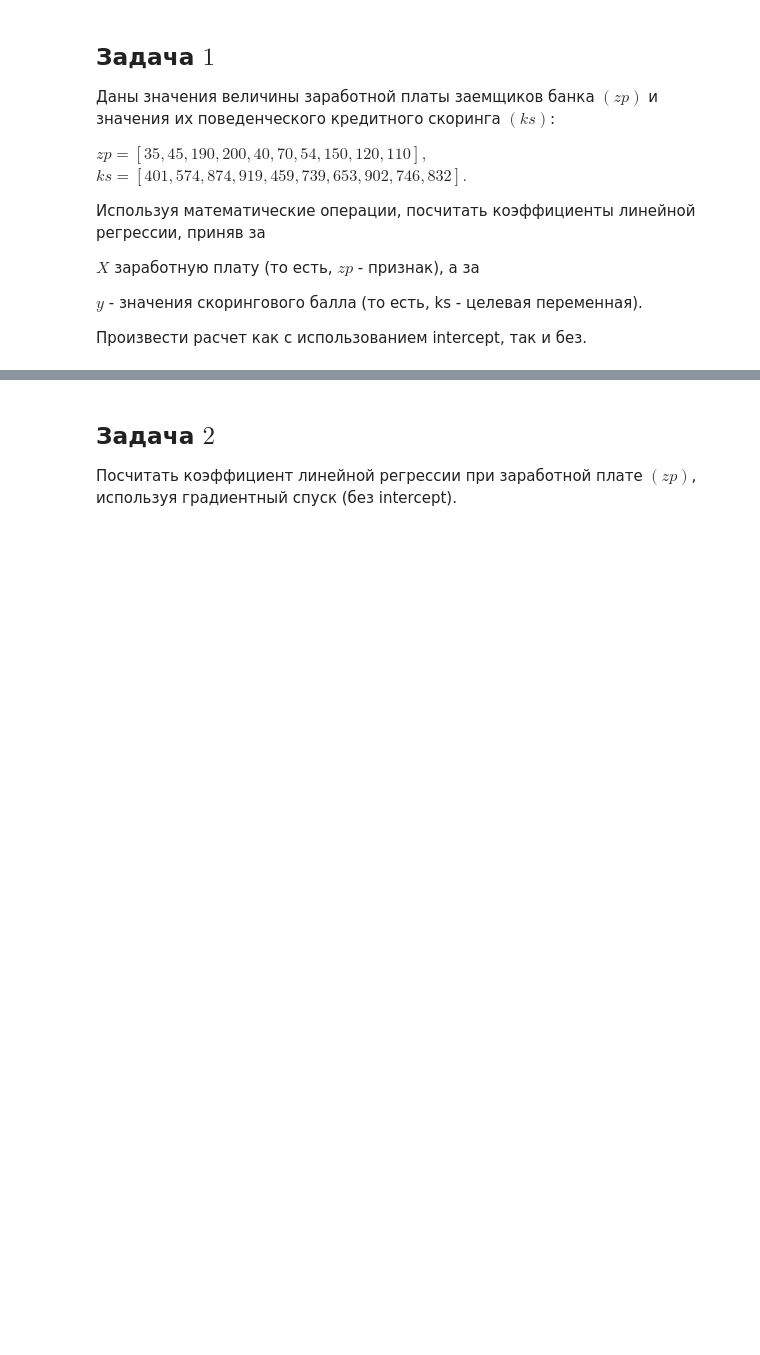
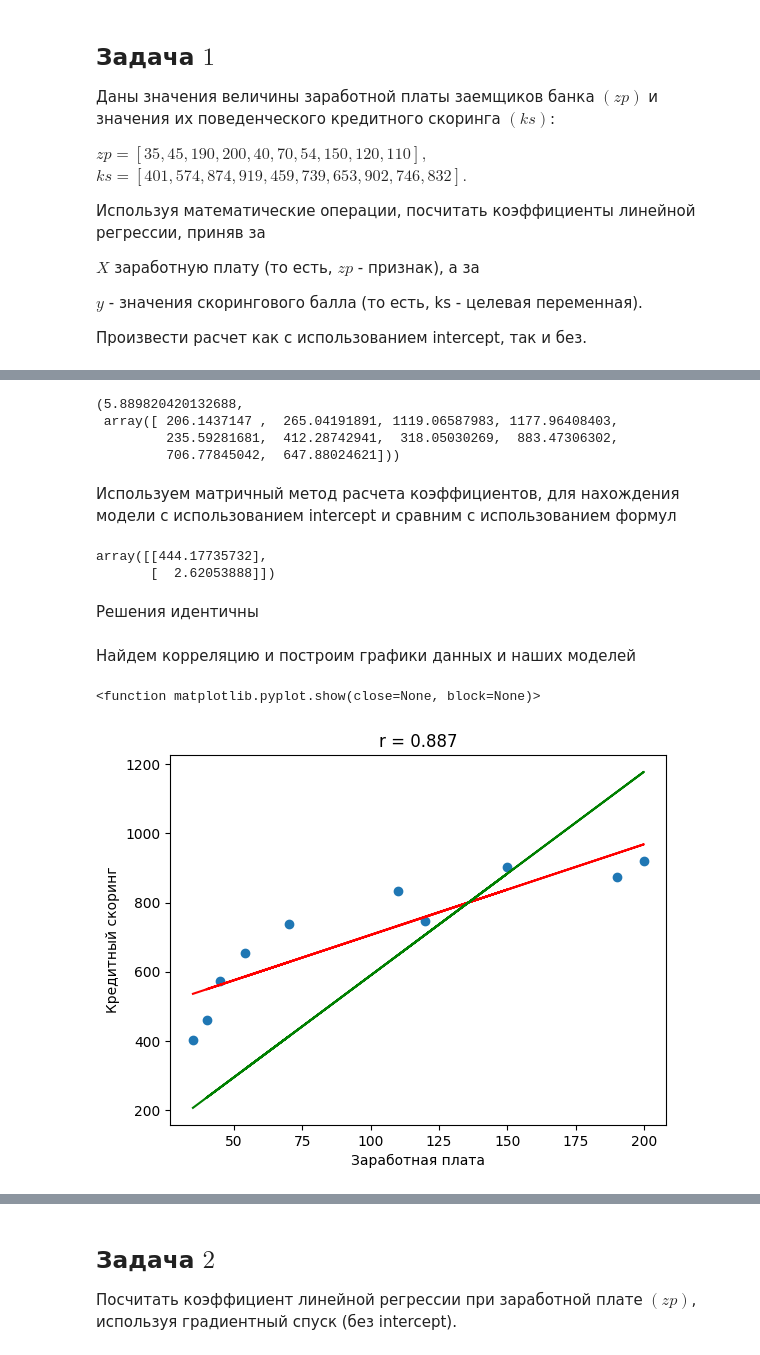
Before and after one commit to Palex068/ProbabilityTheoryAndMathematicalStatistics, a Jupyter notebook: HW009.ipynb, the cells around one changed output, grey strips where cells are left out. Drawn from its saved outputs; the diff is of its cells as text; code cells hidden in the pictures; blank space fills up the shorter version.

```diff
--- a/HW009.ipynb
+++ b/HW009.ipynb
@@ -16,0 +39,21 @@ $y$ - значения скорингового балла (то есть, ks -
+# %%
+
+zp = np.array([35, 45, 190, 200, 40, 70, 54, 150, 120, 110])
+ks = np.array([401, 574, 874, 919, 459, 739, 653, 902, 746, 832])
+
+n = len(zp)
+
+b1 = (n * np.sum(zp*ks) - np.sum(zp)*np.sum(ks))/(n * np.sum(zp**2 ) - np.sum(zp)**2)
+b0 = np.mean(ks) - b1 * np.mean(zp)
+
+print(f"При использовании 1-го способа b1 = {b1}, b0 = {b0}")
+
+# Второй способ
+
+b1 = (np.mean(zp * ks) - np.mean(zp) * np.mean(ks)) / (np.mean(zp**2) - np.mean(zp)**2)
+b0 = np.mean(ks) - b1 * np.mean(zp)
+
+print(f"При использовании 2-го способа b1 = {b1}, b0 = {b0}")
+
+ks_pred1 = b1 * zp + b0
+ks_pred1
@@ -16,0 +68,42 @@ $y$ - значения скорингового балла (то есть, ks -
+# %%
+x = zp.reshape((n,1))
+y = ks.reshape((n,1))
+
+B = np.dot(np.linalg.inv(np.dot(x.T, x)), x.T @ y)[0][0]
+
+ks_pred2 = B * zp
+B, ks_pred2
+# %% [output]
+(5.889820420132688,
+ array([ 206.1437147 ,  265.04191891, 1119.06587983, 1177.96408403,
+         235.59281681,  412.28742941,  318.05030269,  883.47306302,
+         706.77845042,  647.88024621]))
+# %% [markdown]
+Используем матричный метод расчета коэффициентов, для нахождения модели c использованием intercept и сравним с использованием формул
+# %%
+x = zp.reshape((n,1))
+y = ks.reshape((n,1))
+
+x = np.hstack([np.ones((n, 1)), x])
+
+BI = np.dot(np.linalg.inv(np.dot(x.T, x)), x.T @ y)
+BI
+# %% [output]
+array([[444.17735732],
+       [  2.62053888]])
+# %% [markdown]
+Решения идентичны
+# %% [markdown]
+Найдем корреляцию и построим графики данных и наших моделей
+# %%
+r = np.corrcoef(zp, ks)
+plt.scatter(zp, ks)
+plt.title(f"r = {round(r[0][1], 3)}")
+plt.xlabel('Заработная плата')
+plt.ylabel('Кредитный скоринг')
+plt.plot(zp, b1 * zp + b0, "r")
+plt.plot(zp, B * zp, "g")
+plt.show
+# %% [output]
+<function matplotlib.pyplot.show(close=None, block=None)>
+[figure, added]
```
Also changed, not shown: parts of 9 cells of this notebook, 3 other files.
